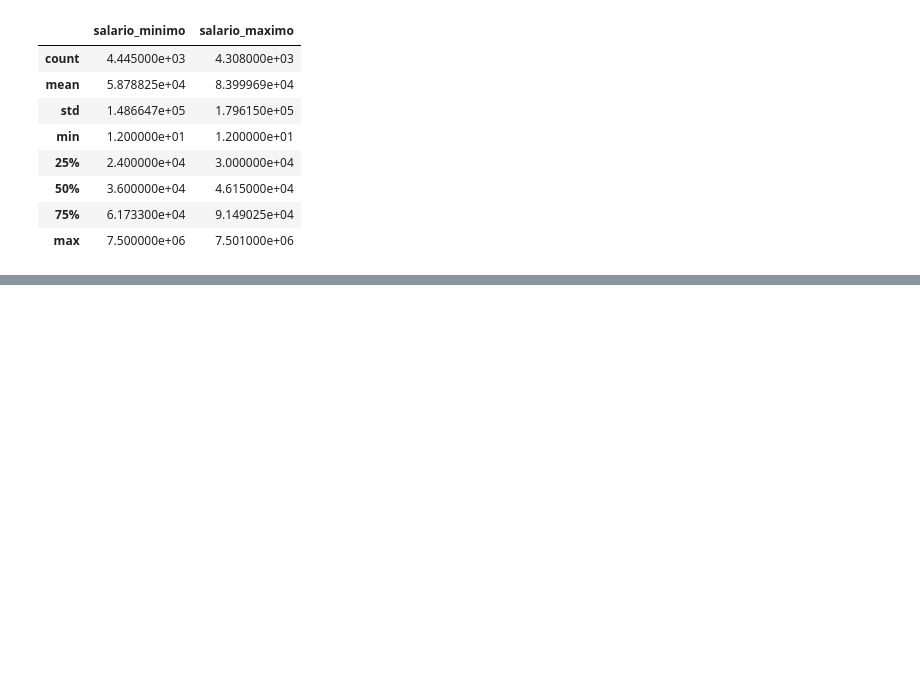
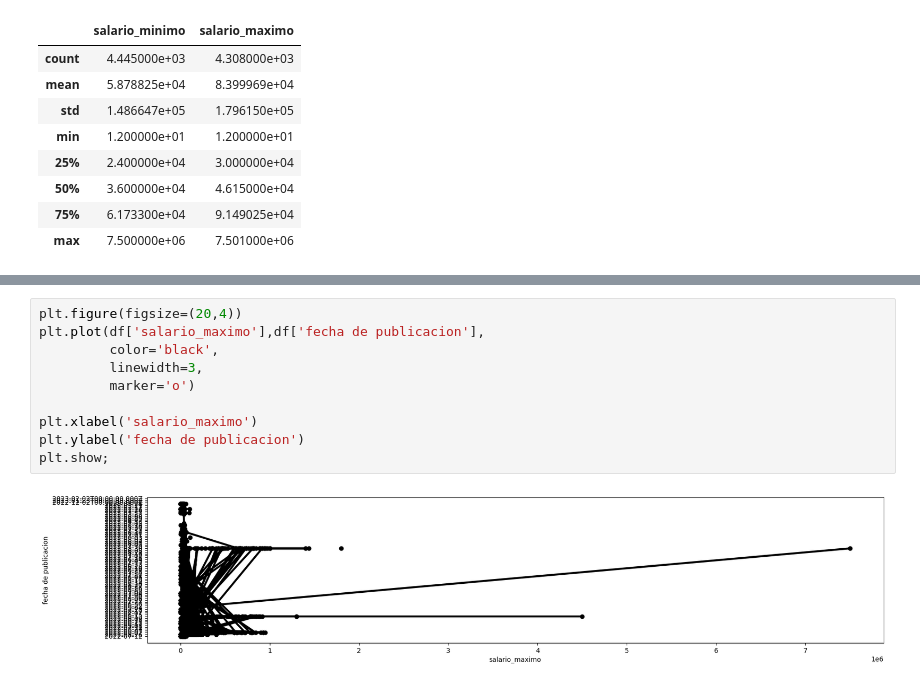
Before and after one commit to AitorMestre/PontiaProyectoJupiter, a Jupyter notebook: 3dataSet.ipynb, the cells around one changed output, grey strips where cells are left out. Drawn from its saved outputs; the diff is of its cells as text; blank space fills up the shorter version.

```diff
--- a/3dataSet.ipynb
+++ b/3dataSet.ipynb
@@ -309,0 +316,12 @@ df[["salario_minimo","salario_maximo"]].corr()
+# %%
+plt.figure(figsize=(20,4))
+plt.plot(df['salario_maximo'],df['fecha de publicacion'],
+         color='black',
+         linewidth=3,
+         marker='o')
+
+plt.xlabel('salario_maximo')
+plt.ylabel('fecha de publicacion')
+plt.show;
+# %% [output]
+[figure, added]
```
Also changed, not shown: parts of 3 cells of this notebook.
